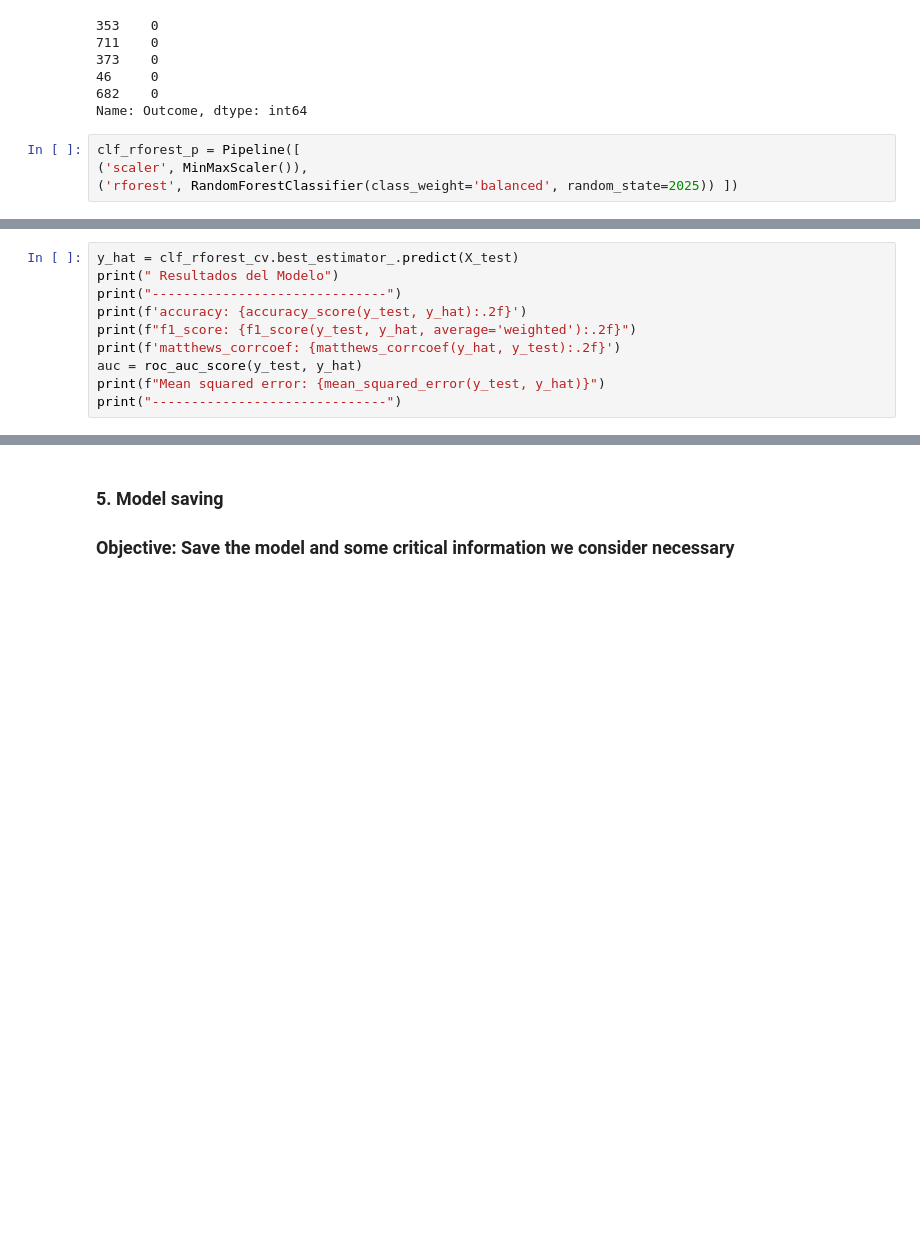
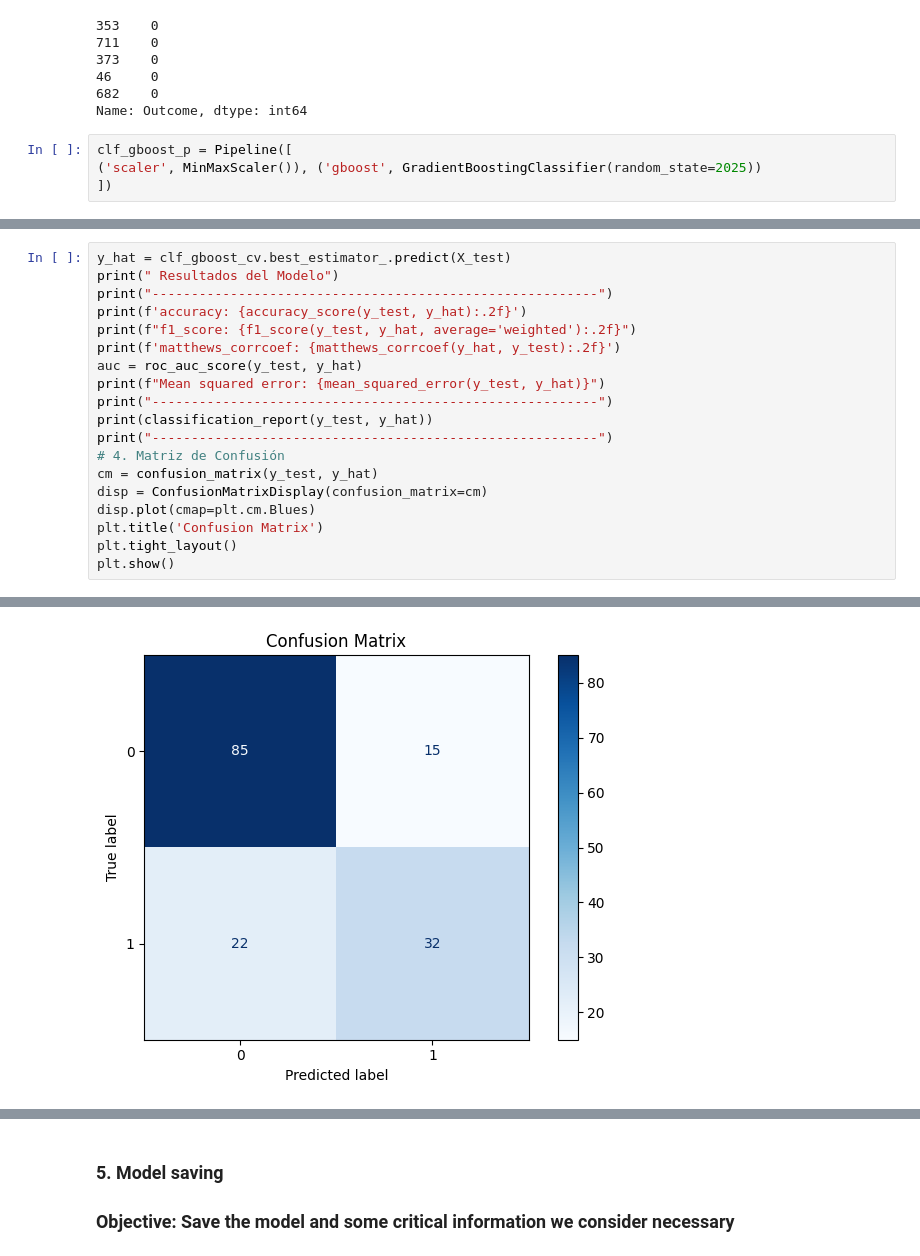
Before and after one commit to Ktabata/boosting_algorithms, a Jupyter notebook: src/explore.ipynb, the cells around one changed output, grey strips where cells are left out. Saved outputs shown, nothing was run; the diff lists cells and outputs as text; blank space fills up the shorter version.

```diff
--- a/src/explore.ipynb
+++ b/src/explore.ipynb
@@ -245,7 +246,7 @@ y_train.head()
 682    0
 Name: Outcome, dtype: int64
 # %%
-clf_rforest_p = Pipeline([
-('scaler', MinMaxScaler()),
-('rforest', RandomForestClassifier(class_weight='balanced', random_state=2025)) ])
+clf_gboost_p = Pipeline([
+('scaler', MinMaxScaler()), ('gboost', GradientBoostingClassifier(random_state=2025))
+])
 # %%
@@ -269,12 +270,21 @@ clf_rforest_cv.best_params_
 # %%
-y_hat = clf_rforest_cv.best_estimator_.predict(X_test)
+y_hat = clf_gboost_cv.best_estimator_.predict(X_test)
 print(" Resultados del Modelo")
-print("------------------------------")
+print("---------------------------------------------------------")
 print(f'accuracy: {accuracy_score(y_test, y_hat):.2f}')
 print(f"f1_score: {f1_score(y_test, y_hat, average='weighted'):.2f}")
 print(f'matthews_corrcoef: {matthews_corrcoef(y_hat, y_test):.2f}')
 auc = roc_auc_score(y_test, y_hat)
 print(f"Mean squared error: {mean_squared_error(y_test, y_hat)}")
-print("------------------------------")
+print("---------------------------------------------------------")
+print(classification_report(y_test, y_hat))
+print("---------------------------------------------------------")
+# 4. Matriz de Confusión
+cm = confusion_matrix(y_test, y_hat)
+disp = ConfusionMatrixDisplay(confusion_matrix=cm)
+disp.plot(cmap=plt.cm.Blues)
+plt.title('Confusion Matrix')
+plt.tight_layout()
+plt.show()
 # %% [output]
  Resultados del Modelo
@@ -286,0 +307 @@ Mean squared error: 0.2727272727272727
+[figure, added]
```
Also changed, not shown: parts of 7 cells of this notebook, 1 other file.
